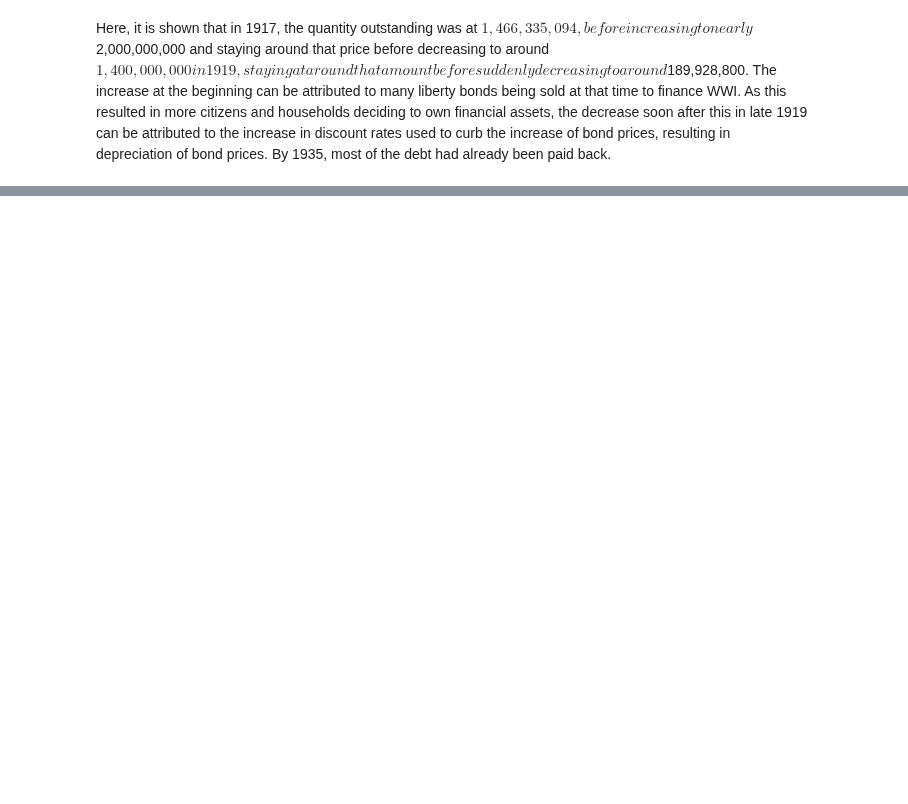
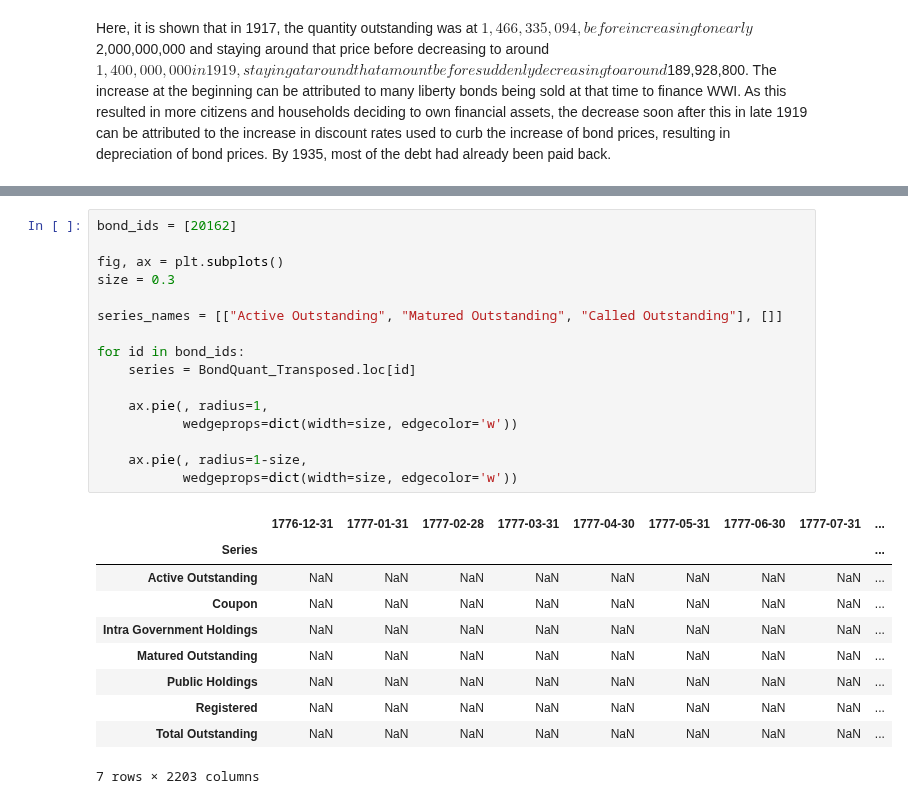
Before and after one commit to davidch2020/Bond-Bios, a Jupyter notebook: ww1_vic_lib.ipynb, the cells around one changed output, grey strips where cells are left out. Drawn from its saved outputs; the diff is of its cells as text; blank space fills up the shorter version.

```diff
--- a/ww1_vic_lib.ipynb
+++ b/ww1_vic_lib.ipynb
@@ -190,0 +217,27 @@ series[len(series)-1]
+# %%
+bond_ids = [20162]
+
+fig, ax = plt.subplots()
+size = 0.3
+
+series_names = [["Active Outstanding", "Matured Outstanding", "Called Outstanding"], []]
+
+for id in bond_ids:
+    series = BondQuant_Transposed.loc[id]
+
+    ax.pie(, radius=1,
+           wedgeprops=dict(width=size, edgecolor='w'))
+
+    ax.pie(, radius=1-size,
+           wedgeprops=dict(width=size, edgecolor='w'))
+# %% [output]
+|  | 1776-12-31 | 1777-01-31 | 1777-02-28 | 1777-03-31 | 1777-04-30 | 1777-05-31 | 1777-06-30 | 1777-07-31 | ... |
+| Series |  |  |  |  |  |  |  |  | ... |
+| Active Outstanding | NaN | NaN | NaN | NaN | NaN | NaN | NaN | NaN | ... |
+| Coupon | NaN | NaN | NaN | NaN | NaN | NaN | NaN | NaN | ... |
+| Intra Government Holdings | NaN | NaN | NaN | NaN | NaN | NaN | NaN | NaN | ... |
+| Matured Outstanding | NaN | NaN | NaN | NaN | NaN | NaN | NaN | NaN | ... |
+| Public Holdings | NaN | NaN | NaN | NaN | NaN | NaN | NaN | NaN | ... |
+| Registered | NaN | NaN | NaN | NaN | NaN | NaN | NaN | NaN | ... |
+| Total Outstanding | NaN | NaN | NaN | NaN | NaN | NaN | NaN | NaN | ... |
+7 rows × 2203 columns
```
Also changed, not shown: parts of 5 cells of this notebook.
